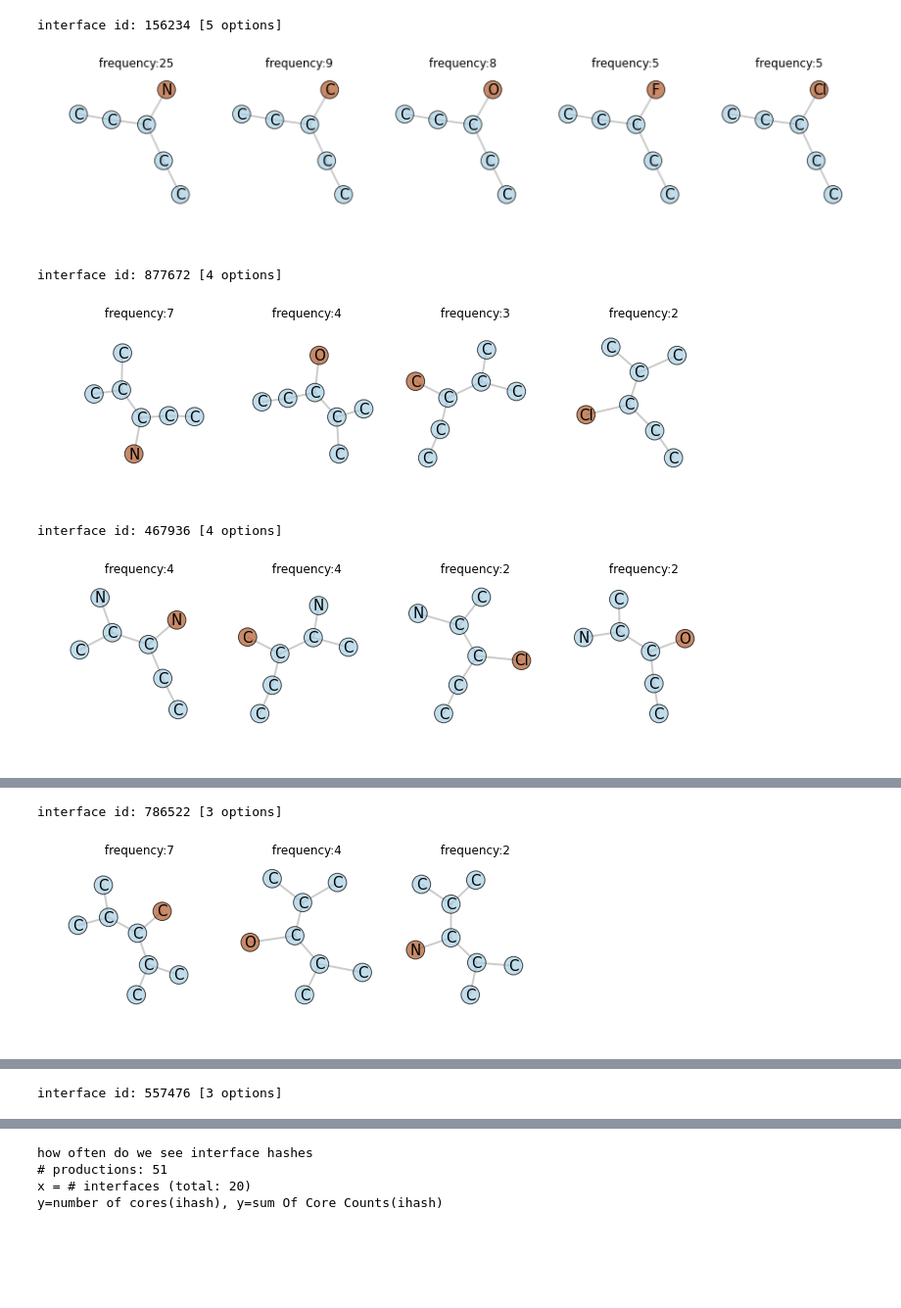
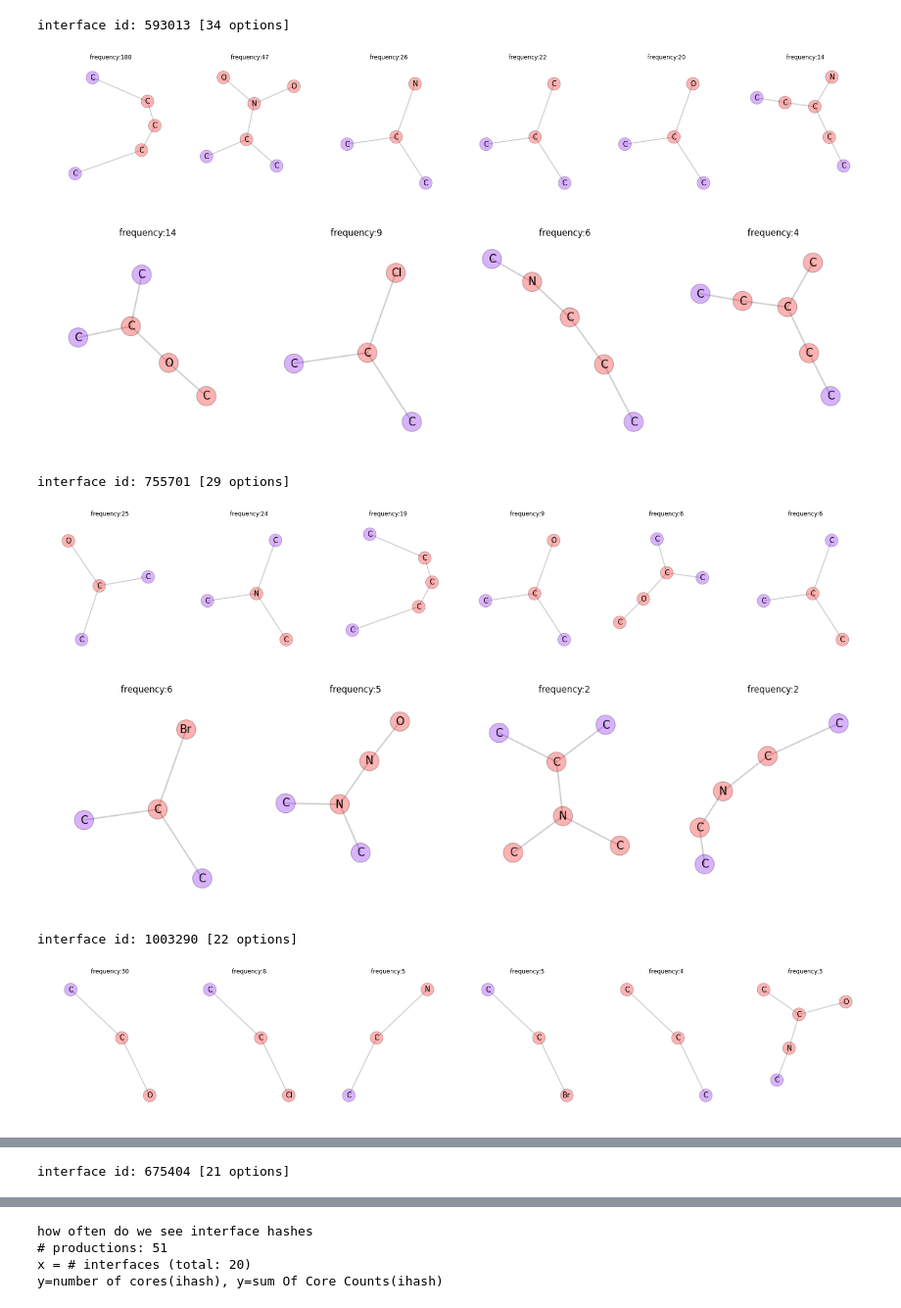
Before and after one commit to fabriziocosta/GraphLearn, a Jupyter notebook: example/GraphGrammar.ipynb, the cells around one changed output, grey strips where cells are left out. Shown at 98% size. Drawn from its saved outputs; the diff is of its cells as text; code cells hidden in the pictures; blank space fills up the shorter version.

```diff
--- a/example/GraphGrammar.ipynb
+++ b/example/GraphGrammar.ipynb
@@ -39,13 +41,15 @@ Wall time: 10.1 s
 # %%
 #draw production rules
 from graphlearn.utils.draw import draw_grammar
 draw_grammar(sampler.grammar().productions, contract=True,
-             n_productions=6,n_graphs_per_line=7,
-             size=3, colormap='Paired', node_border=1, vertex_alpha=0.7, edge_alpha=0.2, node_size=350)
+             n_productions=6,n_graphs_per_line=6,
+             size=5, colormap='rainbow', node_border=1, vertex_alpha=0.3, edge_alpha=0.2, node_size=700)
 # %% [output]
-interface id: 156234 [5 options]
+interface id: 593013 [34 options]
-[figure, old version]
+[figure, new version]
+[figure, new version]
-interface id: 877672 [4 options]
+interface id: 755701 [29 options]
-[figure, old version]
+[figure, new version]
+[figure, new version]
-interface id: 467936 [4 options]
+interface id: 1003290 [22 options]
-[figure, old version]
+[figure, new version]
@@ -52,2 +57 @@ interface id: 467936 [4 options]
-interface id: 786522 [3 options]
+interface id: 675404 [21 options]
-[figure, old version]
@@ -56 +60,0 @@ interface id: 620782 [3 options]
-interface id: 557476 [3 options]
```
Also changed, not shown: parts of 3 cells of this notebook.
